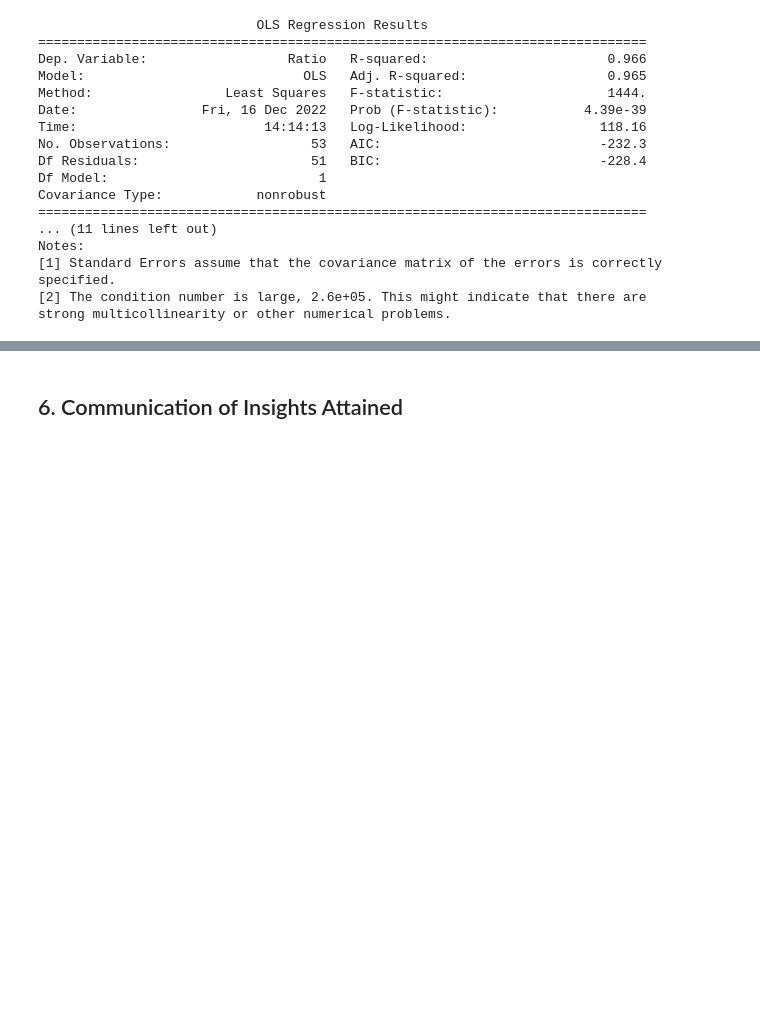
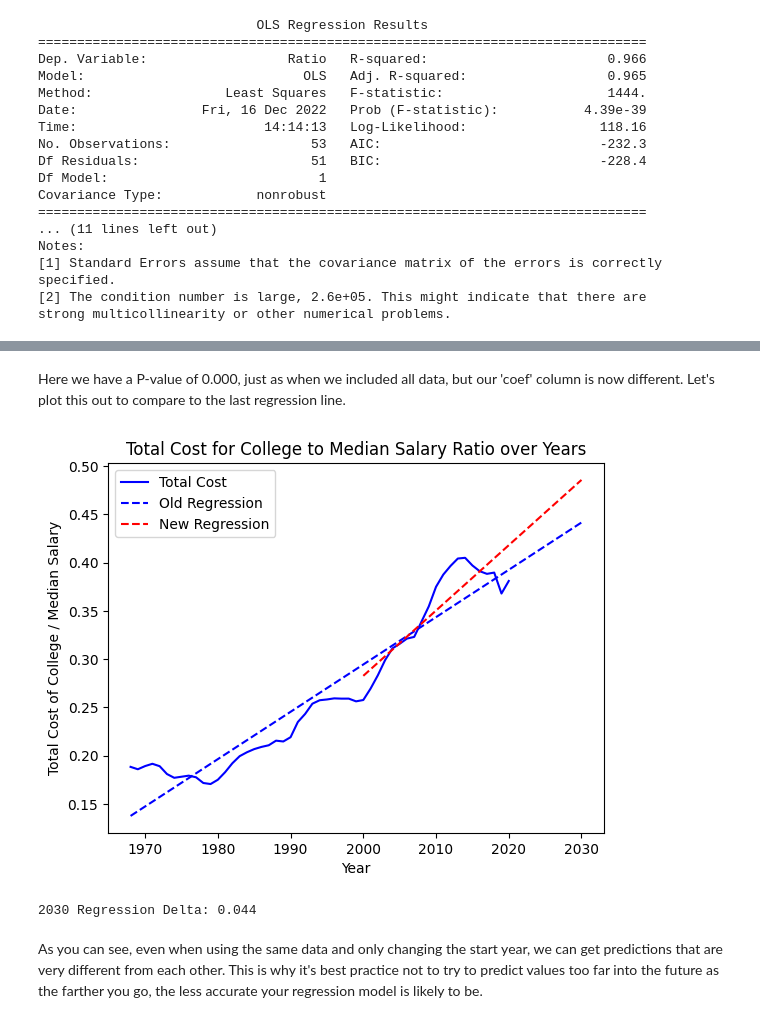
Before and after one commit to Agustin-Mor/Agustin-Mor.github.io, a Jupyter notebook: tutorial.ipynb, the cells around one changed output, grey strips where cells are left out. Drawn from its saved outputs; the diff is of its cells as text; code cells hidden in the pictures; blank space fills up the shorter version.

```diff
--- a/tutorial.ipynb
+++ b/tutorial.ipynb
@@ -644,2 +593,46 @@ rate of change:  773.007792207798
-# %% [markdown]
-## 6. Communication of Insights Attained
+# %% [markdown]
+Here we have a P-value of 0.000, just as when we included all data, but our 'coef' column is now different. Let's plot this out to compare to the last regression line.
+# %%
+# PLotting total cost of all institutions to median salary ratio
+plt.plot(
+    df_college_cost_all['Year'],
+    df_college_cost_all['Total'] / df_college_cost_all['Estimate'],
+    c='b'
+)
+
+# Plotting linear regression model using data from all years
+plt.plot(
+    pd.Series([year for year in range(1968, 2031)]),
+    models[0][1] * pd.Series([year for year in range(1968, 2031)]) + models[0][0],
+    linestyle='--',
+    color='b'
+)
+
+# Plotting linear regression model using data from years 2000+
+plt.plot(
+    pd.Series([year for year in range(2000, 2031)]),
+    model.params[1] * pd.Series([year for year in range(2000, 2031)]) + model.params[0],
+    color='r',
+    linestyle='--'
+)
+
+
+# Labeling Plot
+plt.xlabel('Year')
+plt.ylabel('Total Cost of College / Median Salary')
+plt.title('Total Cost for College to Median Salary Ratio over Years')
+plt.legend(['Total Cost', 'Old Regression', 'New Regression'])
+
+# Displaying Plot
+plt.show()
+
+# Calculating change in regression ratios (New - Old)
+change = round((model.params[1] * 2030 + model.params[0]) - (models[0][1] * 2030 + models[0][0]), 3)
+
+# Displaying Change
+print(f'2030 Regression Delta: {change}')
+# %% [output]
+[figure, added]
+2030 Regression Delta: 0.044
+# %% [markdown]
+As you can see, even when using the same data and only changing the start year, we can get predictions that are very different from each other. This is why it's best practice not to try to predict values too far into the future as the farther you go, the less accurate your regression model is likely to be.
```
Also changed, not shown: parts of 15 cells of this notebook.
